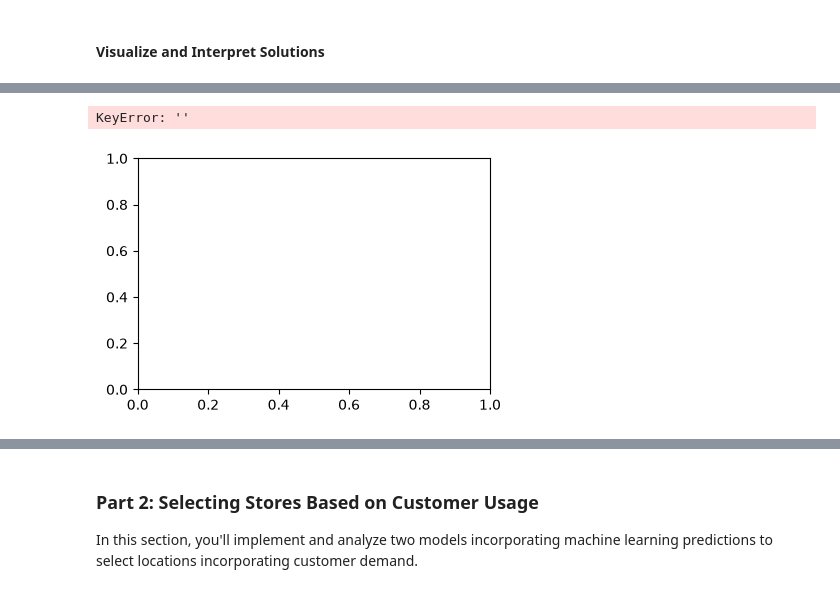
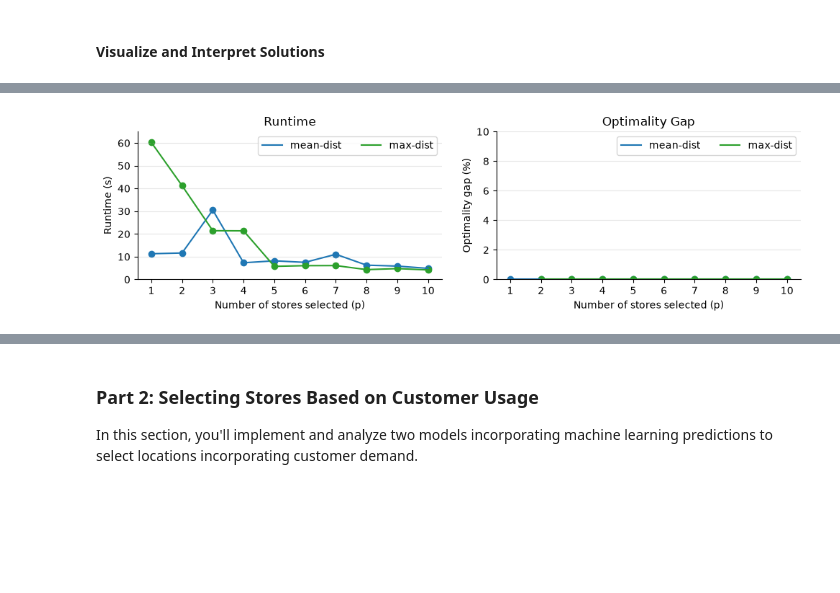
Before and after one commit to rachichi/CornellTech2026_Project_OptimizationMethods, a Jupyter notebook: ORIE5380_Project_Notebook.ipynb, the cells around one changed output, grey strips where cells are left out. Cells and saved outputs as stored; diff of their text form; code cells hidden in the pictures; blank space fills up the shorter version.

Commit message:
Part 1: worst-case model, results, plots, and maps

```diff
--- a/ORIE5380_Project_Notebook.ipynb
+++ b/ORIE5380_Project_Notebook.ipynb
@@ -287,11 +313,29 @@ m2 = gp.Model(model_name)
 
 # TODO: Implement your model
 
+# Similar model to
+
+# Decision Variables
+y = m2.addVars(N, vtype=GRB.BINARY, name="open") # open stores
+x = m2.addVars(M, N, vtype=GRB.BINARY, name="assign") # customer i goes to store j
+
+T = m2.addVar(vtype=GRB.CONTINUOUS, name="T")
+
+# Contraints
+m2.addConstr(gp.quicksum(y[j] for j in range(N)) == p) # number of open stores == p
+m2.addConstrs(x[i,j] <= y[j] for i in range(M) for j in range(N)) # x[i,j] can equal up to 1, if store y[j] is selected
+m2.addConstrs(gp.quicksum(x[i,j] for j in range(N)) == 1 for i in range(M)) # each customer i must have a path to exactly 1 store
+m2.addConstrs(T >= t[i][j] * x[i, j] for i in range(M) for j in range(N))
+
+# Objective
+m2.setObjective(T, GRB.MINIMIZE)
+
 # Set time limit
 m2.setParam('time_limit', MAX_TIME)
 
 # Optimize
 m2.optimize()
+m1.dispose()
 # %% [output]
 Set parameter TimeLimit to value 60
 Gurobi Optimizer version 13.0.3 build v13.0.3rc0 (win64 - Windows 11+.0 (26200.2))
@@ -382,9 +467,6 @@ results_df
 # %%
-# The code below produces a plot of runtime and optimality gap for each model and value of p
-# TODO: Change the constants below to the correct columns in results_df for runtime and optimality gap,
-#       changing the title/labels if your columns use different units
-RUNTIME_COL = ''
-OPTGAP_COL = ''
+RUNTIME_COL = 'runtime_s'
+OPTGAP_COL = 'gap_percent'
 
 RUNTIME_TITLE, RUNTIME_YLABEL, RUNTIME_XLABEL = ('Runtime', 'Runtime (s)', 'Number of stores selected (p)')
 OPTGAP_TITLE, OPTGAP_YLABEL, OPTGAP_XLABEL = ('Optimality Gap', 'Optimality gap (%)', 'Number of stores selected (p)')
@@ -406,34 +488,33 @@ def format_plot(title, ylabel, xlabel, legend_bbox=None):
     ax = plt.gca()
     ax.set_ylim(bottom=0)
     ax.grid(axis="y", alpha=0.3)
     ax.spines[["top", "right"]].set_visible(False)
 
     plt.tight_layout()
 
 # Create the figure
 fig = plt.figure(figsize=(10,3))
 
 # Runtime subplot
 plt.subplot(1,2,1)
 for model in model_colors.keys():
     res = results_df.loc[model]
     plt.plot(res.index, res[RUNTIME_COL], color=model_colors[model], label=model)
     plt.scatter(res.index, res[RUNTIME_COL], color=model_colors[model])
 
 format_plot(title=RUNTIME_TITLE, ylabel=RUNTIME_YLABEL, xlabel=RUNTIME_XLABEL)
-plt.ylim([0,60])
+plt.ylim([0,65])
 
 # Optimality gap subplot
 plt.subplot(1,2,2)
 for model in model_colors.keys():
     res = results_df.loc[model]
     plt.plot(res.index, res[OPTGAP_COL], color=model_colors[model], label=model)
     plt.scatter(res.index, res[OPTGAP_COL], color=model_colors[model])
 
 format_plot(title=OPTGAP_TITLE, ylabel=OPTGAP_YLABEL, xlabel=OPTGAP_XLABEL)
 plt.ylim([0,10])
 plt.show()
 # %% [output]
-KeyError: ''
-[figure, old version]
+[figure, new version]
 # %%
```
Also changed, not shown: parts of 11 cells of this notebook, 1 other file.
